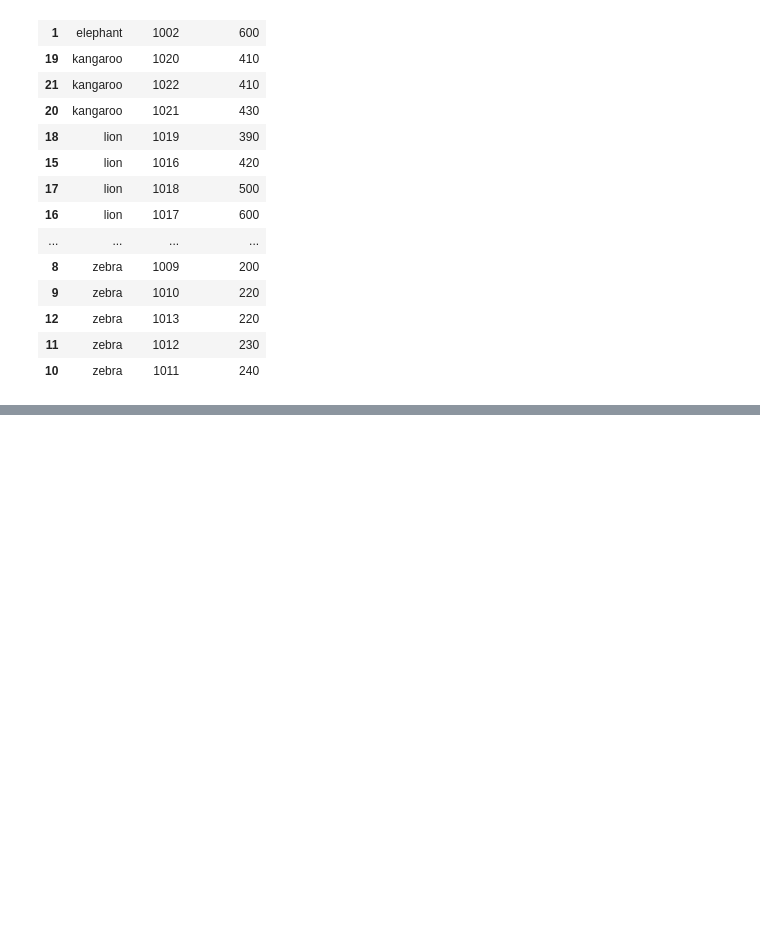
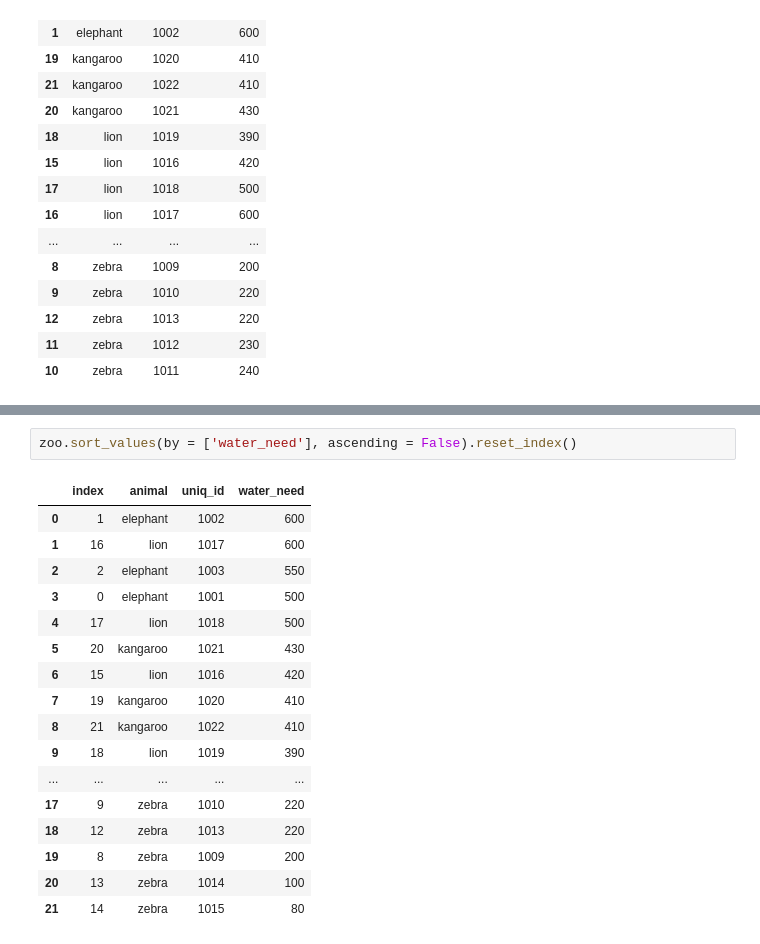
Before and after one commit to Abkaroll/Pandas_Experimenting, a Jupyter notebook: Zoo Pandas.ipynb, the cells around one changed output, grey strips where cells are left out. Drawn from its saved outputs; the diff is of its cells as text; blank space fills up the shorter version.

```diff
--- a/Zoo Pandas.ipynb
+++ b/Zoo Pandas.ipynb
@@ -300,0 +341,20 @@ zoo.sort_values(by = ['animal', 'water_need'])
+# %%
+zoo.sort_values(by = ['water_need'], ascending = False).reset_index()
+# %% [output]
+|  | index | animal | uniq_id | water_need |
+| 0 | 1 | elephant | 1002 | 600 |
+| 1 | 16 | lion | 1017 | 600 |
+| 2 | 2 | elephant | 1003 | 550 |
+| 3 | 0 | elephant | 1001 | 500 |
+| 4 | 17 | lion | 1018 | 500 |
+| 5 | 20 | kangaroo | 1021 | 430 |
+| 6 | 15 | lion | 1016 | 420 |
+| 7 | 19 | kangaroo | 1020 | 410 |
+| 8 | 21 | kangaroo | 1022 | 410 |
+| 9 | 18 | lion | 1019 | 390 |
+| ... | ... | ... | ... | ... |
+| 17 | 9 | zebra | 1010 | 220 |
+| 18 | 12 | zebra | 1013 | 220 |
+| 19 | 8 | zebra | 1009 | 200 |
+| 20 | 13 | zebra | 1014 | 100 |
+| 21 | 14 | zebra | 1015 | 80 |
```
Also changed, not shown: parts of 5 cells of this notebook.
